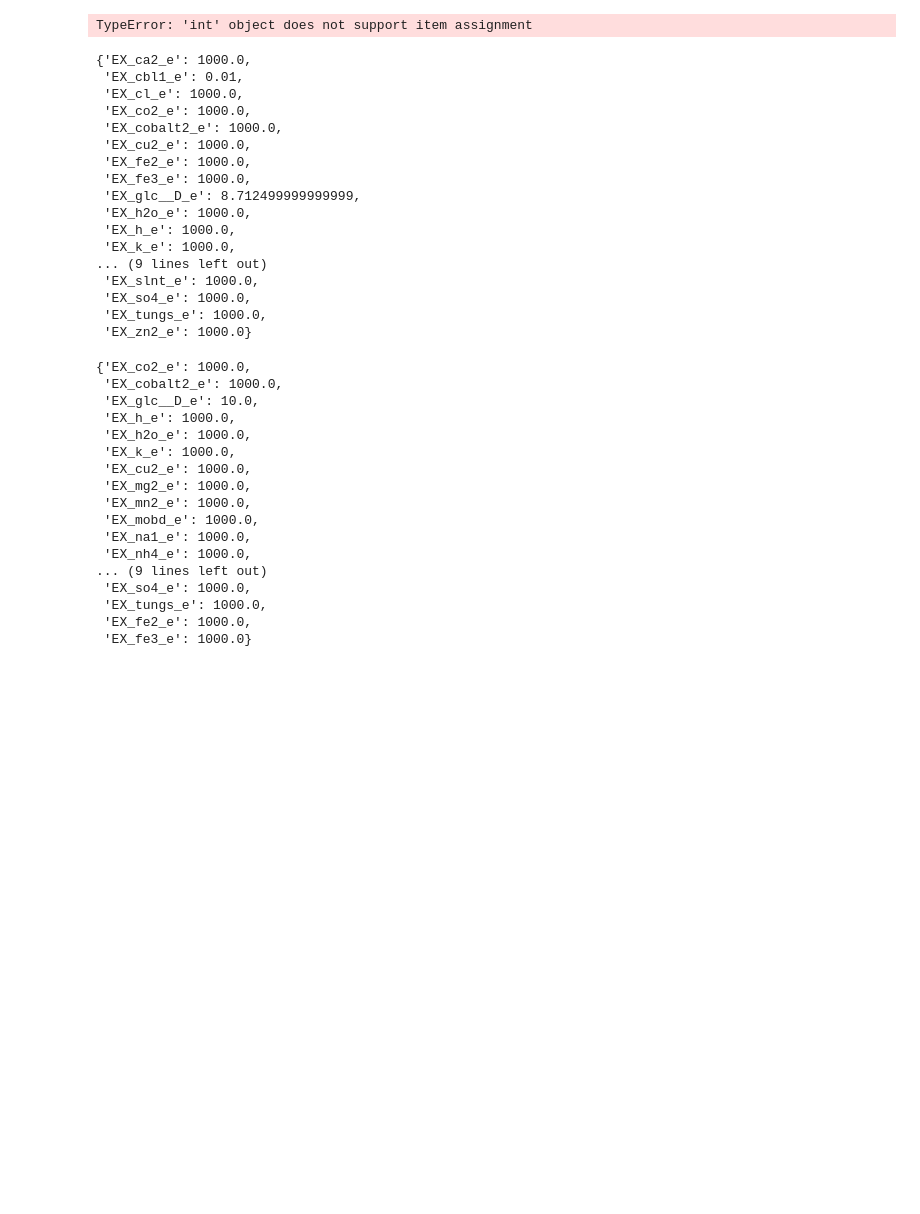
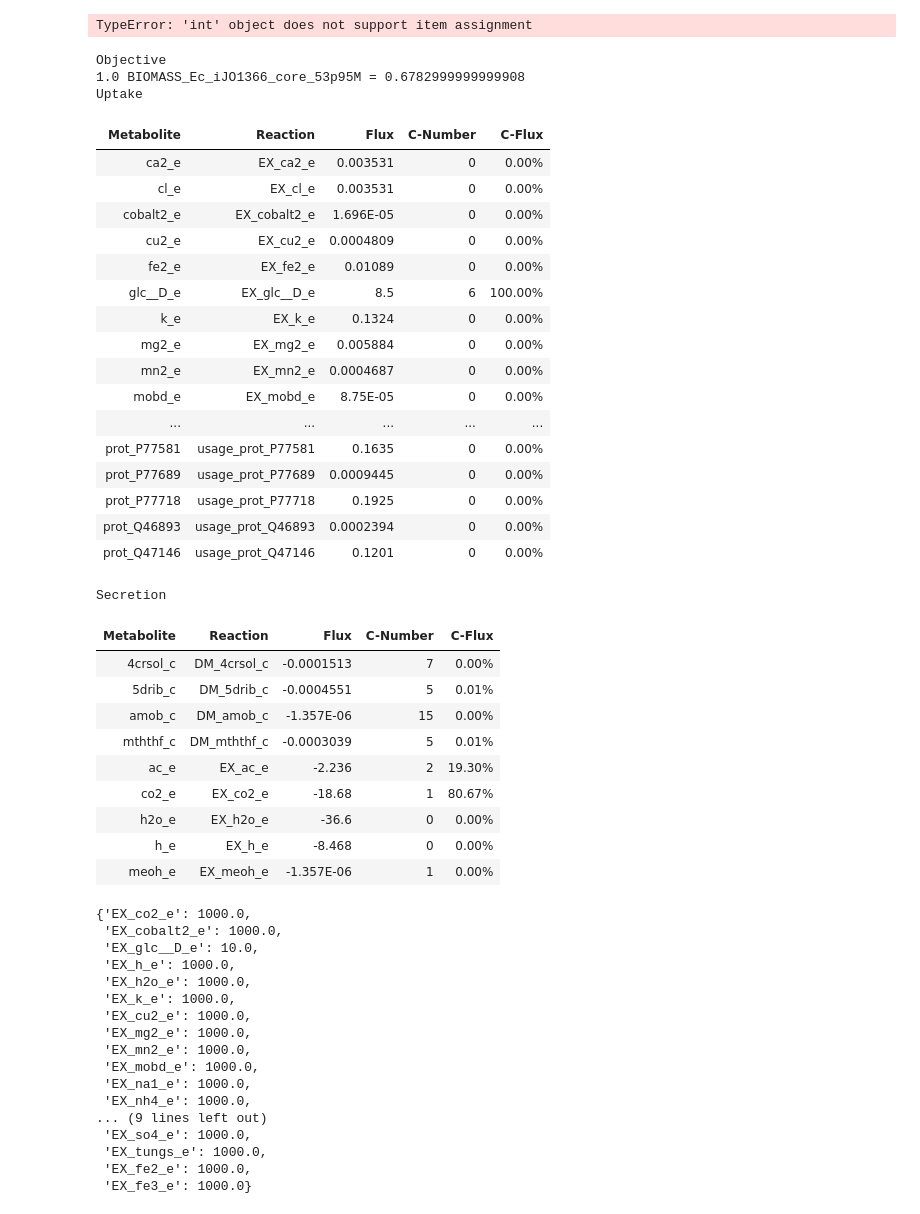
Before and after one commit to adimadkaikar/MResProject, a Jupyter notebook: code/CleanedPunchingBag.ipynb, the cells around one changed output. Drawn from its saved outputs; the diff is of its cells as text; code cells hidden in the pictures; blank space fills up the shorter version.

```diff
--- a/code/CleanedPunchingBag.ipynb
+++ b/code/CleanedPunchingBag.ipynb
@@ -44,27 +44,41 @@ params2
 # %% [output]
 TypeError: 'int' object does not support item assignment
 # %%
-mae = cobra.io.load_matlab_model('/home/aditi/Documents/Project/GECKO/userData/myEcoliNew/models/ecModel.mat')
+mae = cobra.io.load_matlab_model('../models/ecModel.mat')
 # %%
-mae.medium
+mae.summary()
 # %% [output]
-{'EX_ca2_e': 1000.0,
- 'EX_cbl1_e': 0.01,
- 'EX_cl_e': 1000.0,
- 'EX_co2_e': 1000.0,
- 'EX_cobalt2_e': 1000.0,
- 'EX_cu2_e': 1000.0,
- 'EX_fe2_e': 1000.0,
- 'EX_fe3_e': 1000.0,
- 'EX_glc__D_e': 8.712499999999999,
- 'EX_h2o_e': 1000.0,
- 'EX_h_e': 1000.0,
- 'EX_k_e': 1000.0,
-... (9 lines left out)
- 'EX_slnt_e': 1000.0,
- 'EX_so4_e': 1000.0,
- 'EX_tungs_e': 1000.0,
- 'EX_zn2_e': 1000.0}
+Objective
+1.0 BIOMASS_Ec_iJO1366_core_53p95M = 0.6782999999999908
+Uptake
+| Metabolite | Reaction | Flux | C-Number | C-Flux |
+| ca2_e | EX_ca2_e | 0.003531 | 0 | 0.00% |
+| cl_e | EX_cl_e | 0.003531 | 0 | 0.00% |
+| cobalt2_e | EX_cobalt2_e | 1.696E-05 | 0 | 0.00% |
+| cu2_e | EX_cu2_e | 0.0004809 | 0 | 0.00% |
+| fe2_e | EX_fe2_e | 0.01089 | 0 | 0.00% |
+| glc__D_e | EX_glc__D_e | 8.5 | 6 | 100.00% |
+| k_e | EX_k_e | 0.1324 | 0 | 0.00% |
+| mg2_e | EX_mg2_e | 0.005884 | 0 | 0.00% |
+| mn2_e | EX_mn2_e | 0.0004687 | 0 | 0.00% |
+| mobd_e | EX_mobd_e | 8.75E-05 | 0 | 0.00% |
+| ... | ... | ... | ... | ... |
+| prot_P77581 | usage_prot_P77581 | 0.1635 | 0 | 0.00% |
+| prot_P77689 | usage_prot_P77689 | 0.0009445 | 0 | 0.00% |
+| prot_P77718 | usage_prot_P77718 | 0.1925 | 0 | 0.00% |
+| prot_Q46893 | usage_prot_Q46893 | 0.0002394 | 0 | 0.00% |
+| prot_Q47146 | usage_prot_Q47146 | 0.1201 | 0 | 0.00% |
+Secretion
+| Metabolite | Reaction | Flux | C-Number | C-Flux |
+| 4crsol_c | DM_4crsol_c | -0.0001513 | 7 | 0.00% |
+| 5drib_c | DM_5drib_c | -0.0004551 | 5 | 0.01% |
+| amob_c | DM_amob_c | -1.357E-06 | 15 | 0.00% |
+| mththf_c | DM_mththf_c | -0.0003039 | 5 | 0.01% |
+| ac_e | EX_ac_e | -2.236 | 2 | 19.30% |
+| co2_e | EX_co2_e | -18.68 | 1 | 80.67% |
+| h2o_e | EX_h2o_e | -36.6 | 0 | 0.00% |
+| h_e | EX_h_e | -8.468 | 0 | 0.00% |
+| meoh_e | EX_meoh_e | -1.357E-06 | 1 | 0.00% |
 # %%
 model = cobra.io.read_sbml_model('/home/aditi/Documents/Project/GECKO/userData/myEcoli/models/iJO1366.xml')
 # %%
```
